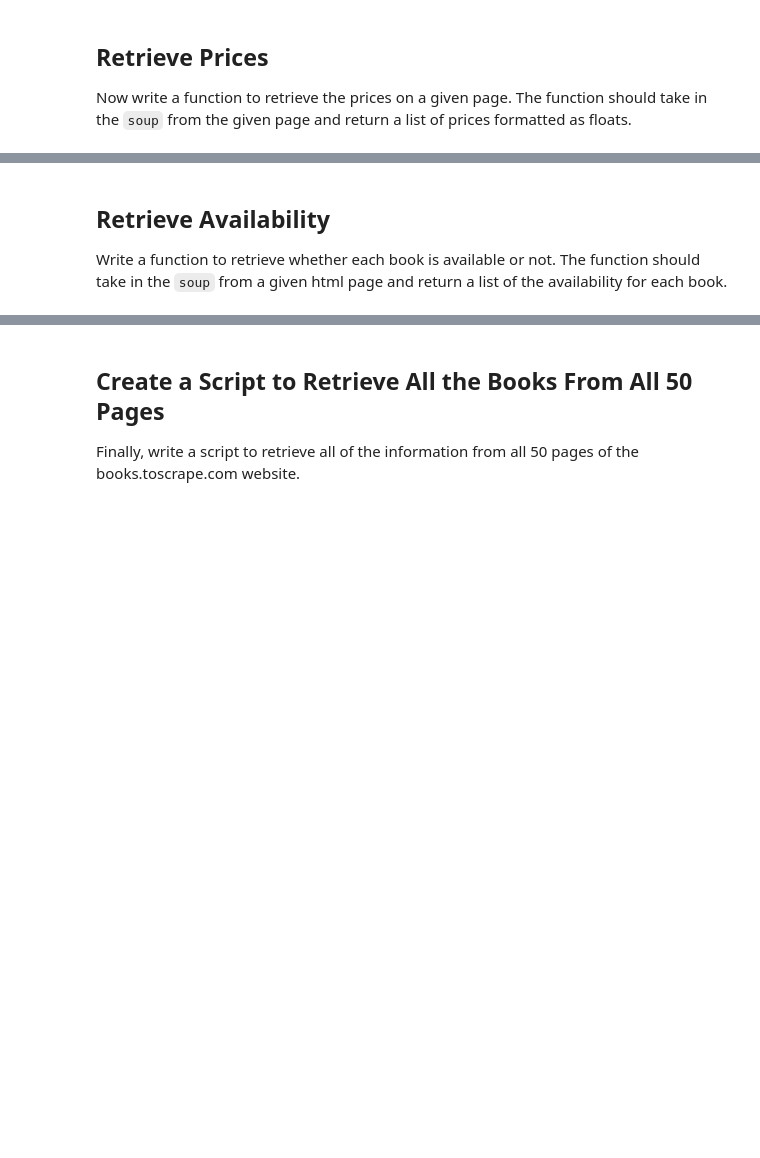
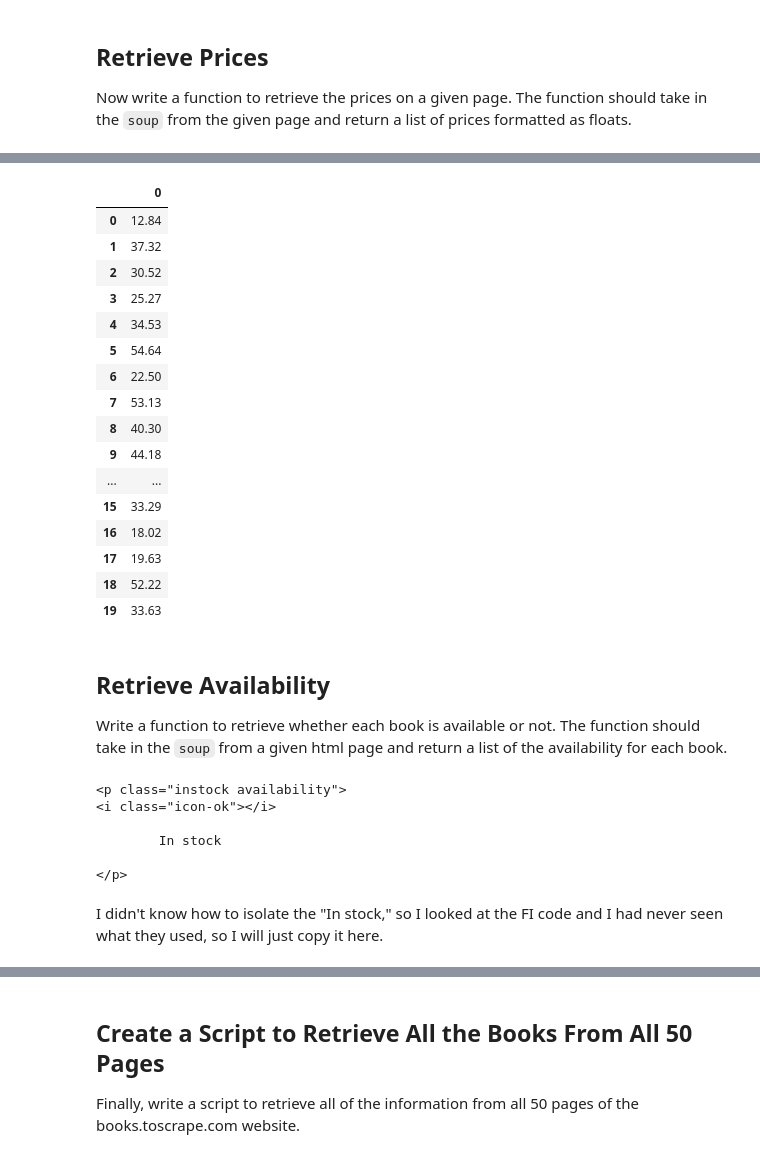
Before and after one commit to plumkes/dsc-web-scraping-lab-online-ds-ft-051319, a Jupyter notebook: index.ipynb, the cells around one changed output, grey strips where cells are left out. Saved outputs shown, nothing was run; the diff lists cells and outputs as text; code cells hidden in the pictures; blank space fills up the shorter version.

```diff
--- a/index.ipynb
+++ b/index.ipynb
@@ -212,0 +193,7 @@ def retrieve_prices(soup):
+# %%
+# for price in pre_price:
+#     print(price.text)
+pre_price = [price.text for price in pre_price]
+# %%
+pre_price
+price  = [float(x[1:]) for x in pre_price]
@@ -213,3 +223,33 @@ def retrieve_prices(soup):
+# %%
+def retrieve_prices(soup):
+    warning = vsoup.find('div', class_='alert alert-warning')
+    pre_price1 = warning.nextSibling.nextSibling.findAll('p', class_='price_color')
+    pre_price2 = [price.text for price in pre_price1]
+    price = [float(x[1:]) for x in pre_price2]
+    return price
+# %%
+v = retrieve_prices(vsoup)
+# %%
+df3 = pd.DataFrame(v)
+df3
+# %% [output]
+|  | 0 |
+| 0 | 12.84 |
+| 1 | 37.32 |
+| 2 | 30.52 |
+| 3 | 25.27 |
+| 4 | 34.53 |
+| 5 | 54.64 |
+| 6 | 22.50 |
+| 7 | 53.13 |
+| 8 | 40.30 |
+| 9 | 44.18 |
+| ... | ... |
+| 15 | 33.29 |
+| 16 | 18.02 |
+| 17 | 19.63 |
+| 18 | 52.22 |
+| 19 | 33.63 |
 # %% [markdown]
 ## Retrieve Availability
 
@@ -219,0 +259,11 @@ def retrieve_availabilities(soup):
+# %%
+pre_instock[0]
+# %% [output]
+<p class="instock availability">
+<i class="icon-ok"></i>
+
+        In stock
+
+</p>
+# %% [markdown]
+I didn't know how to isolate the "In stock," so I looked at the FI code and I had never seen what they used, so I will just copy it here.
```
Also changed, not shown: parts of 39 cells of this notebook.
